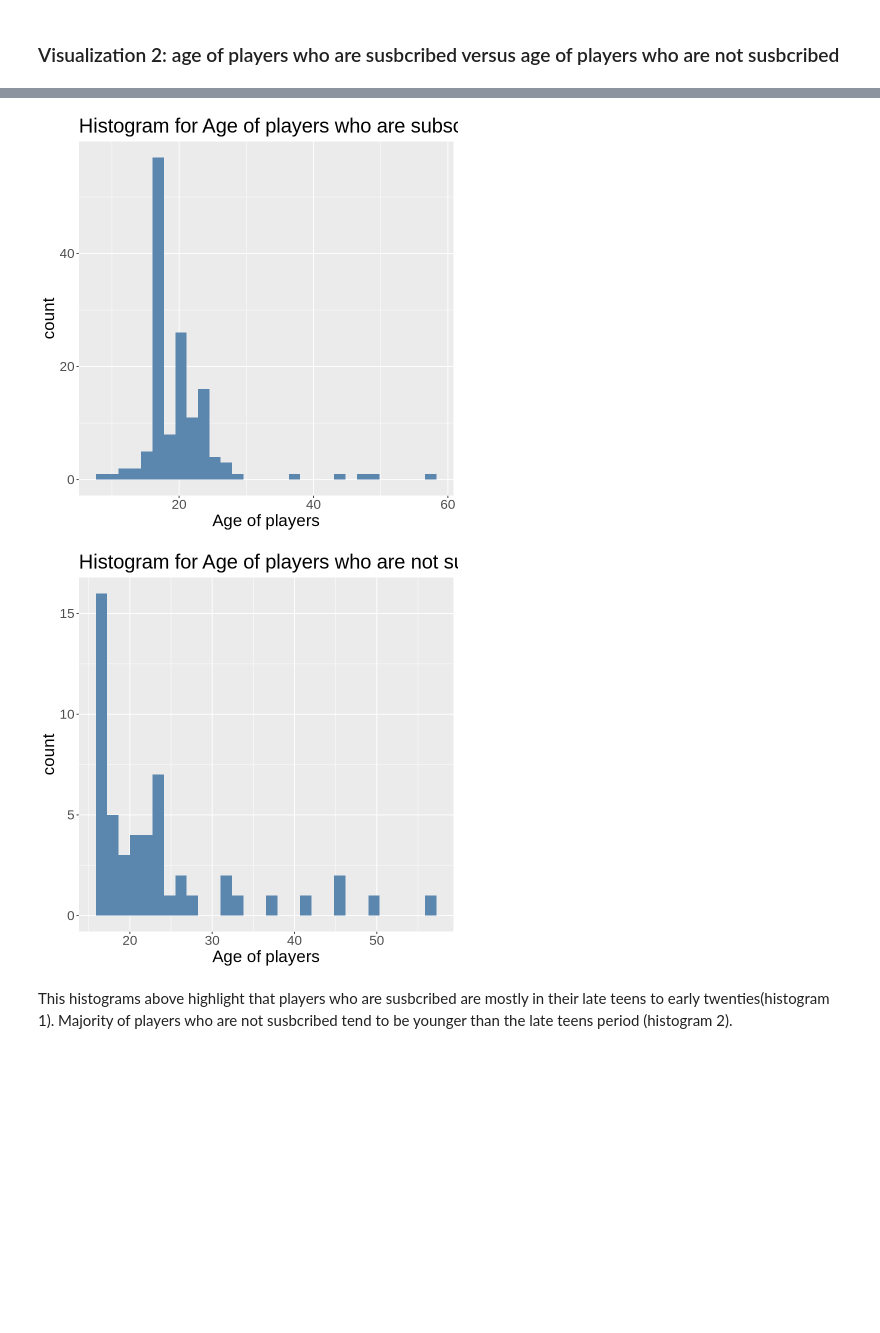
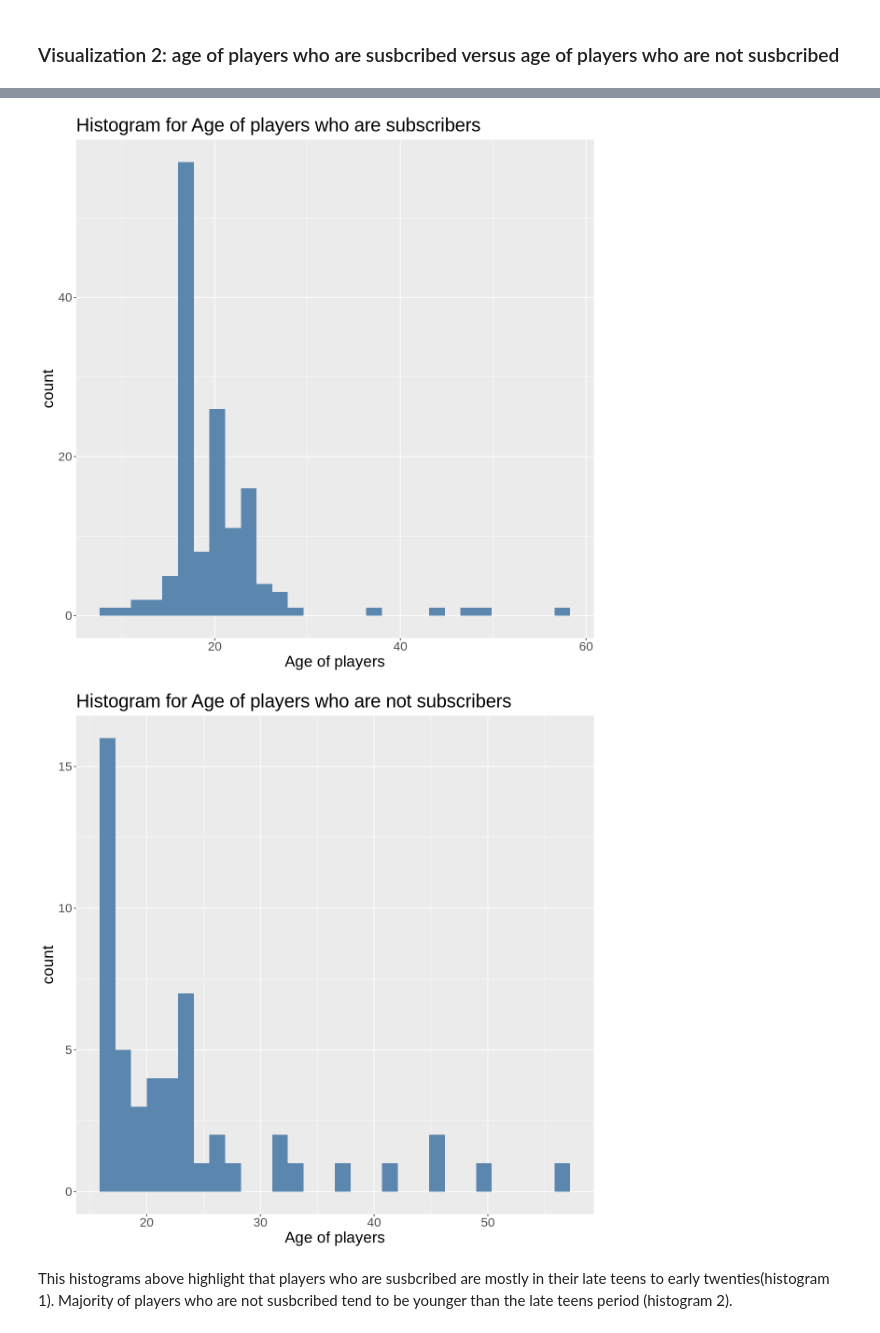
Before and after one commit to tahsansamin/project_planning_stage_individual, a Jupyter notebook: project planning .ipynb, the cells around one changed output, grey strips where cells are left out. Saved outputs shown, nothing was run; the diff lists cells and outputs as text; code cells hidden in the pictures; blank space fills up the shorter version.

```diff
--- a/project planning .ipynb
+++ b/project planning .ipynb
@@ -148,4 +148,5 @@ In order to answer this question the players.csv file will be used because it co
 # %% [markdown]
 # Explaratory Data Analysis and Visualizations
 # %%
-tidy_players <- players
+tidy_players <- drop_na(players)
+head(tidy_players)
@@ -175,7 +181,7 @@ The visualization shows a trend that younger players have higher number of hours
 # %% [markdown]
 ### Visualization 2: age of players who are susbcribed versus age of players who are not susbcribed
 # %%
-
+options(repr.plot.width = 10, repr.plot.height = 10)
 hist_1 <- filter(tidy_players, subscribe == TRUE) |>
             ggplot(aes(x = Age)) +
             geom_histogram(fill = "#5B86AE") +
@@ -197,6 +205,6 @@ hist_2
 `stat_bin()` using `bins = 30`. Pick better value with `binwidth`.
-[figure, old version]
+[figure, new version]
-[figure, old version]
+[figure, new version]
 # %% [markdown]
 This histograms above highlight that players who are susbcribed are mostly in their late teens to early twenties(histogram 1). Majority of players who are not susbcribed tend to be younger than the late teens period (histogram 2).
 # %% [markdown]
```
Also changed, not shown: parts of 9 cells of this notebook.
